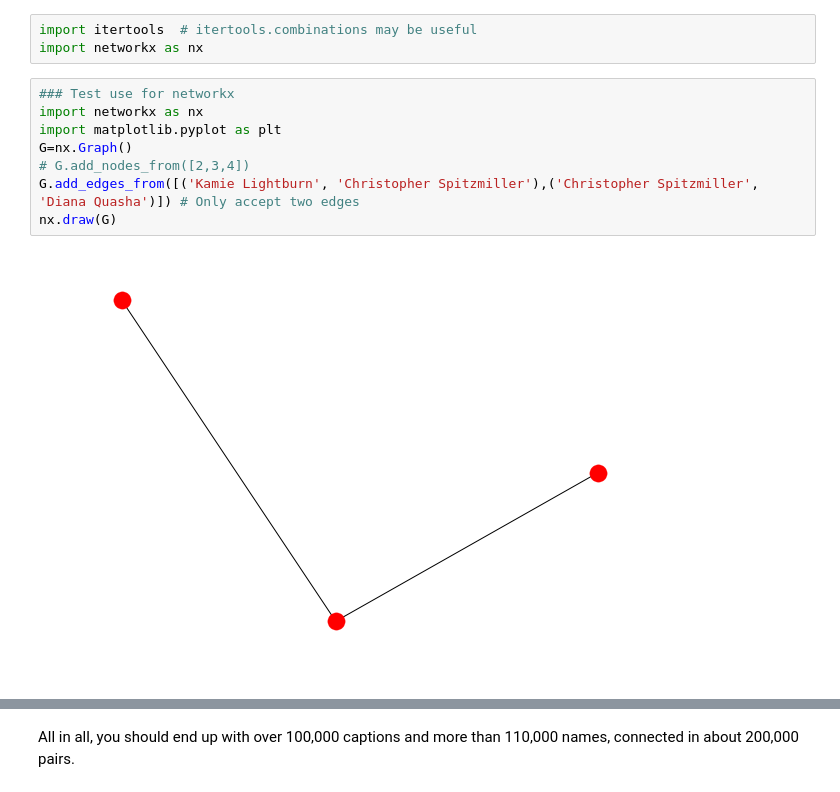
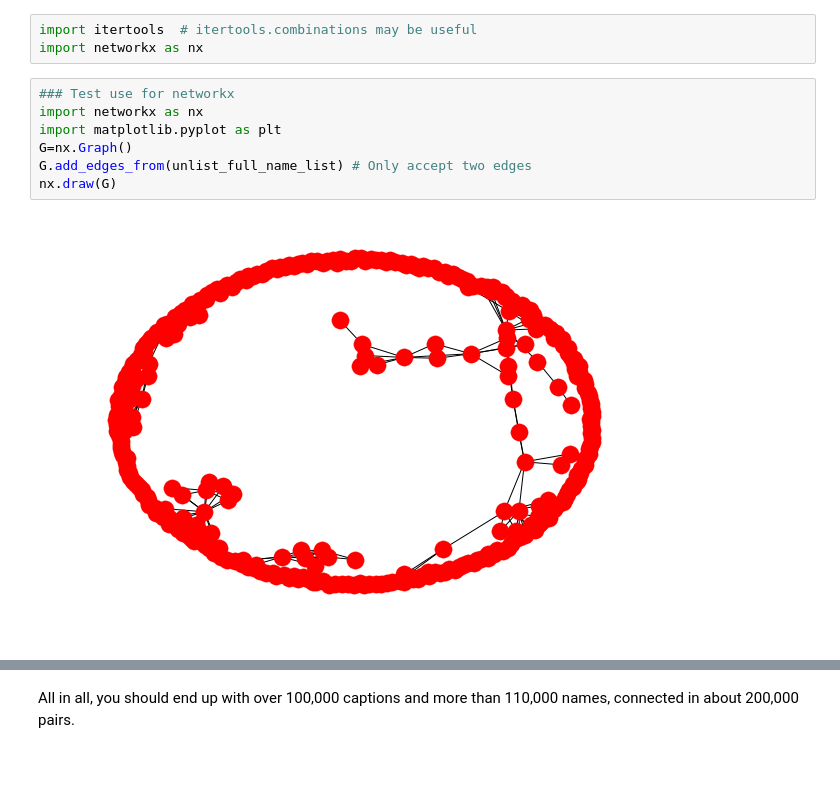
Before and after one commit to fzn0728/TDI, a Jupyter notebook: DW/miniprojects/graph.ipynb, the cells around one changed output, grey strips where cells are left out. Drawn from its saved outputs; the diff is of its cells as text; blank space fills up the shorter version.

```diff
--- a/DW/miniprojects/graph.ipynb
+++ b/DW/miniprojects/graph.ipynb
@@ -375,10 +403,9 @@ import networkx as nx
 # %%
 ### Test use for networkx
 import networkx as nx
 import matplotlib.pyplot as plt
 G=nx.Graph()
-# G.add_nodes_from([2,3,4])
-G.add_edges_from([('Kamie Lightburn', 'Christopher Spitzmiller'),('Christopher Spitzmiller', 'Diana Quasha')]) # Only accept two edges
+G.add_edges_from(unlist_full_name_list) # Only accept two edges
 nx.draw(G)
 # %% [output]
-[figure, old version]
+[figure, new version]
```
Also changed, not shown: parts of 14 cells of this notebook.
